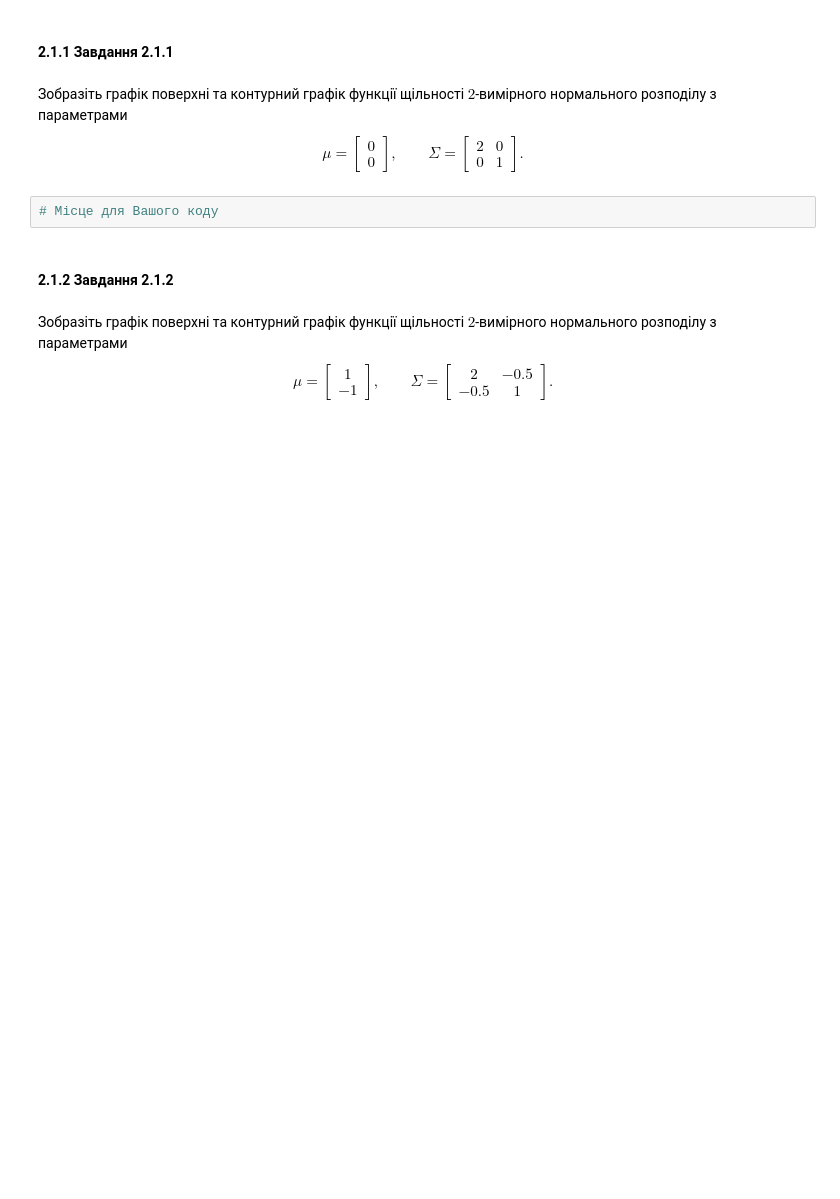
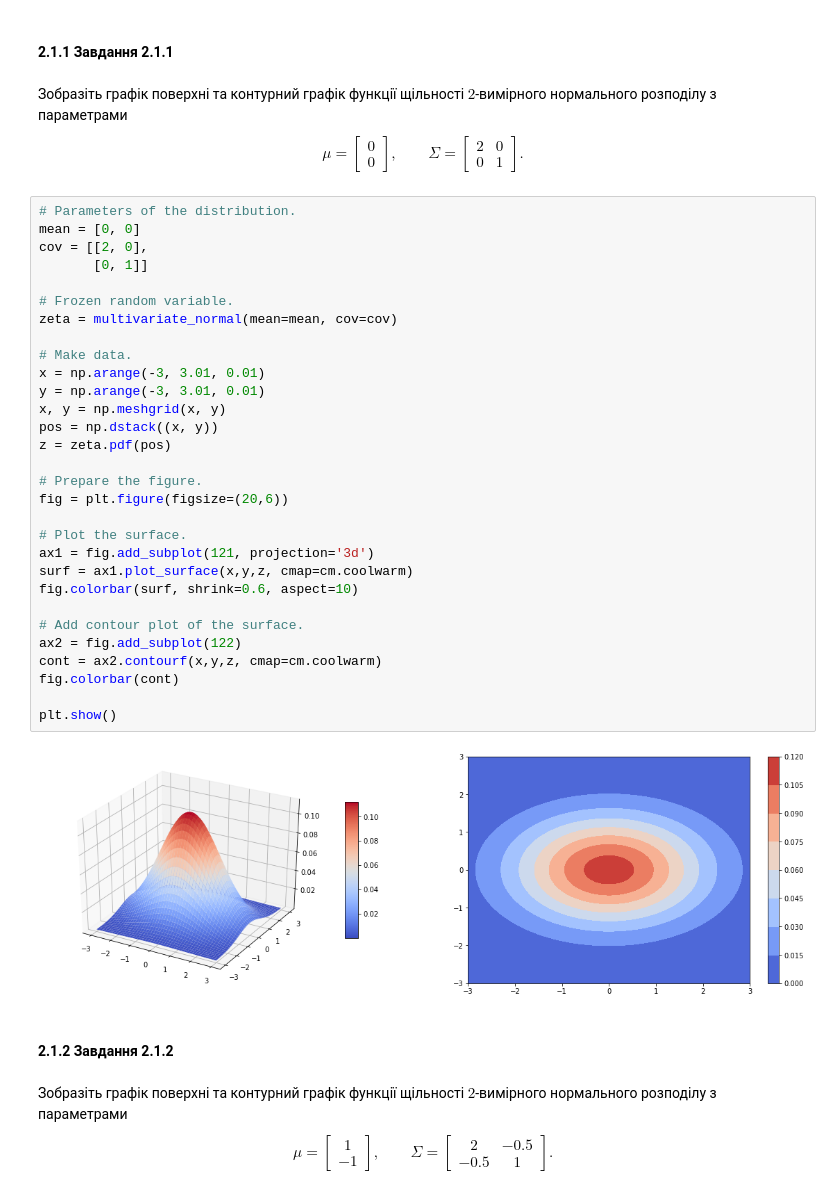
Before and after one commit to roma-vinn/Probability-labs, a Jupyter notebook: Лабораторне заняття 9/Домашня робота 9.ipynb, the cells around one changed output. Saved outputs shown, nothing was run; the diff lists cells and outputs as text; blank space fills up the shorter version.

```diff
--- a/Лабораторне заняття 9/Домашня робота 9.ipynb
+++ b/Лабораторне заняття 9/Домашня робота 9.ipynb
@@ -39,8 +39,38 @@ from scipy.stats import multivariate_normal
 Зобразіть графік поверхні та контурний графік функції щільності $2$-вимірного нормального розподілу з параметрами
 $$\mu = \begin{bmatrix} 0 \\ 0\end{bmatrix}, \qquad
 \Sigma = \begin{bmatrix} 2 & 0 \\ 0 & 1 \end{bmatrix}.$$
-# %%
-# Місце для Вашого коду
+# %%
+# Parameters of the distribution.
+mean = [0, 0]
+cov = [[2, 0],
+       [0, 1]]
+
+# Frozen random variable.
+zeta = multivariate_normal(mean=mean, cov=cov)
+
+# Make data.
+x = np.arange(-3, 3.01, 0.01)
+y = np.arange(-3, 3.01, 0.01)
+x, y = np.meshgrid(x, y)
+pos = np.dstack((x, y))
+z = zeta.pdf(pos)
+
+# Prepare the figure.
+fig = plt.figure(figsize=(20,6))
+
+# Plot the surface.
+ax1 = fig.add_subplot(121, projection='3d')
+surf = ax1.plot_surface(x,y,z, cmap=cm.coolwarm)
+fig.colorbar(surf, shrink=0.6, aspect=10)
+
+# Add contour plot of the surface.
+ax2 = fig.add_subplot(122)
+cont = ax2.contourf(x,y,z, cmap=cm.coolwarm)
+fig.colorbar(cont)
+
+plt.show()
+# %% [output]
+[figure, added]
 # %% [markdown]
 #### 2.1.2 Завдання 2.1.2
 # %% [markdown]
```
Also changed, not shown: parts of 16 cells of this notebook, 3 other files.
